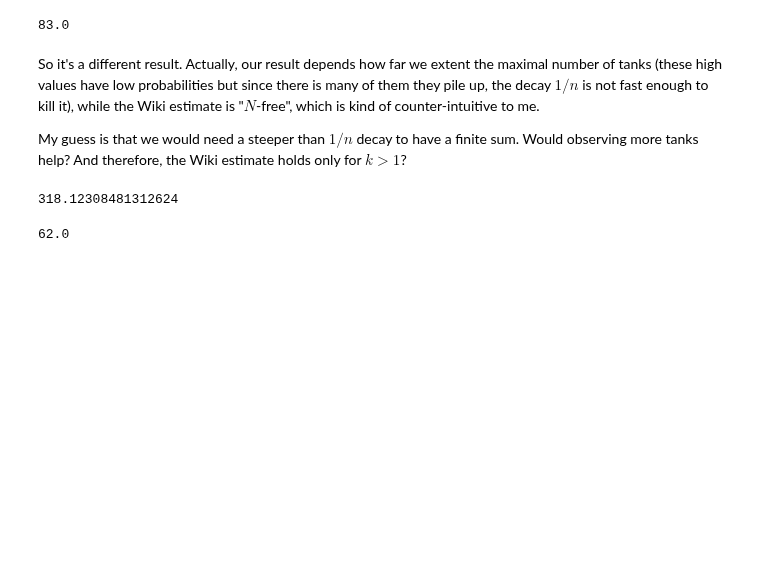
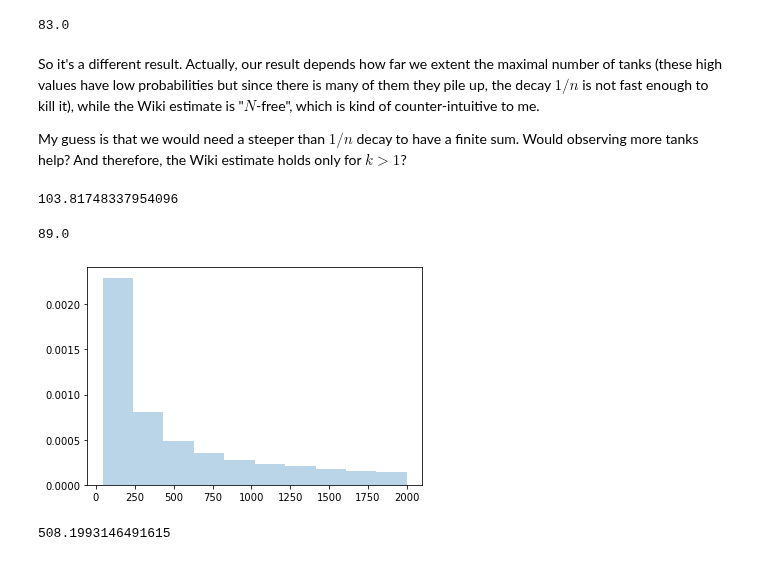
Before and after one commit to toastmaker/lectures, a Jupyter notebook: notebooks/Gentle touch on Mr Bayes.ipynb, the cells around one changed output. Drawn from its saved outputs; the diff is of its cells as text; code cells hidden in the pictures; blank space fills up the shorter version.

```diff
--- a/notebooks/Gentle touch on Mr Bayes.ipynb
+++ b/notebooks/Gentle touch on Mr Bayes.ipynb
@@ -811,17 +811,17 @@ So it's a different result. Actually, our result depends how far we extent the m
 My guess is that we would need a steeper than $1/n$ decay to have a finite sum. Would observing more tanks help? And therefore, the Wiki estimate holds only for $k > 1$?
 # %%
 prior2 = post
-x2 = 50
-lik = np.zeros_like(n)
-lik[x2+1:]= 1./n[x2+1:]
-h = lik*prior
-Z = np.sum(h)
-post2 = h/Z
+x2 = 60
+lik2 = np.zeros_like(n)
+lik2[x2+1:]= 1./n[x2+1:]
+h2 = lik2*prior2
+Z2 = np.sum(h2)
+post2 = h2/Z2
 np.sum(post2*n)
 # %% [output]
-318.12308481312624
+103.81748337954096
 # %%
-m, k = 42., 2.
+m, k = 60., 2.
 m-1 + m/k
 # %% [output]
-62.0
+89.0
@@ -827,0 +830,45 @@ m-1 + m/k
+# %%
+x_obs = 42
+
+def log_prior(n):
+    if np.any(n <= 2000):
+        return 1.  # flat prior
+    else:
+        return  -np.inf
+
+def log_likelihood(n):
+    if np.any(n < x_obs):
+        return -np.inf  # log(0)
+    else:
+        return -np.log(n)
+
+#     return -0.5 * np.sum(np.log(2 * np.pi * e ** 2)
+#                          + (F - theta[0]) ** 2 / e ** 2)
+
+def log_posterior(n):
+    return log_prior(n) + log_likelihood(n)
+# %%
+import emcee
+
+ndim = 1  # number of parameters in the model
+nwalkers = 5  # number of MCMC walkers
+nburn = 2000  # "burn-in" period to let chains stabilize
+nsteps = 20000  # number of MCMC steps to take
+
+# we'll start at random locations between 0 and 2000
+starting_guesses =  (2000-x_obs) * np.random.rand(nwalkers, ndim) + x_obs
+
+sampler = emcee.EnsembleSampler(nwalkers, ndim, log_posterior, args=[])
+sampler.run_mcmc(starting_guesses, nsteps)
+
+sample = sampler.chain  # shape = (nwalkers, nsteps, ndim)
+sample = sampler.chain[:, nburn:, :].ravel()  # discard burn-in points
+# %%
+# plot a histogram of the sample
+plt.hist(sample, alpha=0.3, density=True);
+# %% [output]
+[figure, added]
+# %%
+np.mean(sample)
+# %% [output]
+508.1993146491615
```
Also changed, not shown: parts of 4 cells of this notebook.
